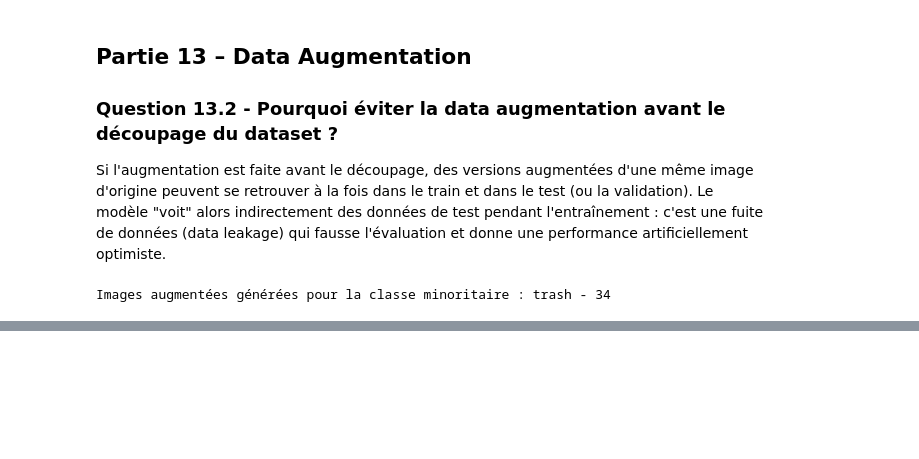
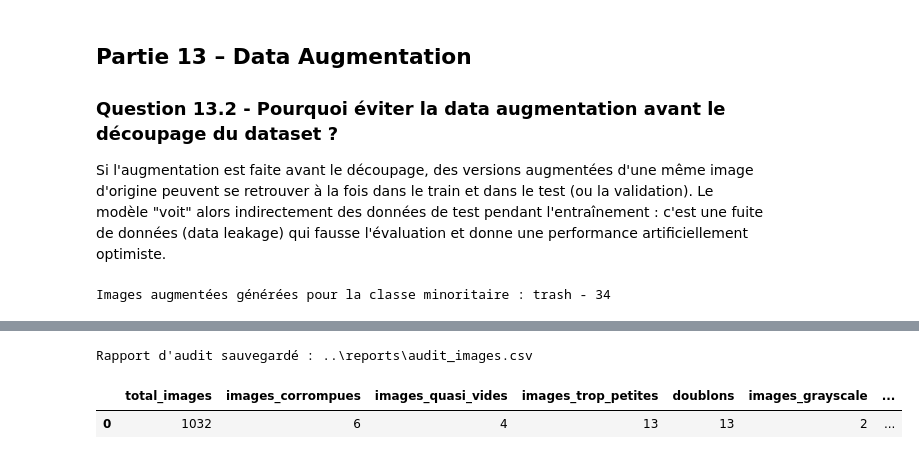
Before and after one commit to harounambaye/WasteImagePreprocessing, a Jupyter notebook: notebooks/WasteImagePreprocessing.ipynb, the cells around one changed output, grey strips where cells are left out. Saved outputs shown, nothing was run; the diff lists cells and outputs as text; code cells hidden in the pictures; blank space fills up the shorter version.

Commit message:
Partie 14 – Bonus 1: Génération du rapport d'audit final

```diff
--- a/notebooks/WasteImagePreprocessing.ipynb
+++ b/notebooks/WasteImagePreprocessing.ipynb
@@ -457,0 +463,24 @@ Images augmentées générées pour la classe minoritaire : trash - 34
+# %%
+# Bonus - Génération du rapport d'audit final
+
+rapport = {
+    "total_images": [len(df)],
+    "images_corrompues": [len(df_corrompues)],
+    "images_quasi_vides": [len(df_vides)],
+    "images_trop_petites": [len(df_trop_petites)],
+    "doublons": [len(df_doublons)],
+    "images_grayscale": [nb_grayscale],
+    "images_rgba": [nb_rgba],
+    "images_mal_classees": [len(images_mal_classees)]
+}
+
+df_rapport = pd.DataFrame(rapport)
+chemin_rapport = os.path.join(REPORTS_DIR, "audit_images.csv")
+df_rapport.to_csv(chemin_rapport, index=False)
+
+print("Rapport d'audit sauvegardé :", chemin_rapport)
+df_rapport
+# %% [output]
+Rapport d'audit sauvegardé : ..\reports\audit_images.csv
+|  | total_images | images_corrompues | images_quasi_vides | images_trop_petites | doublons | images_grayscale | ... |
+| 0 | 1032 | 6 | 4 | 13 | 13 | 2 | ... |
```
Also changed, not shown: parts of 1 cell of this notebook, 1 other file.
